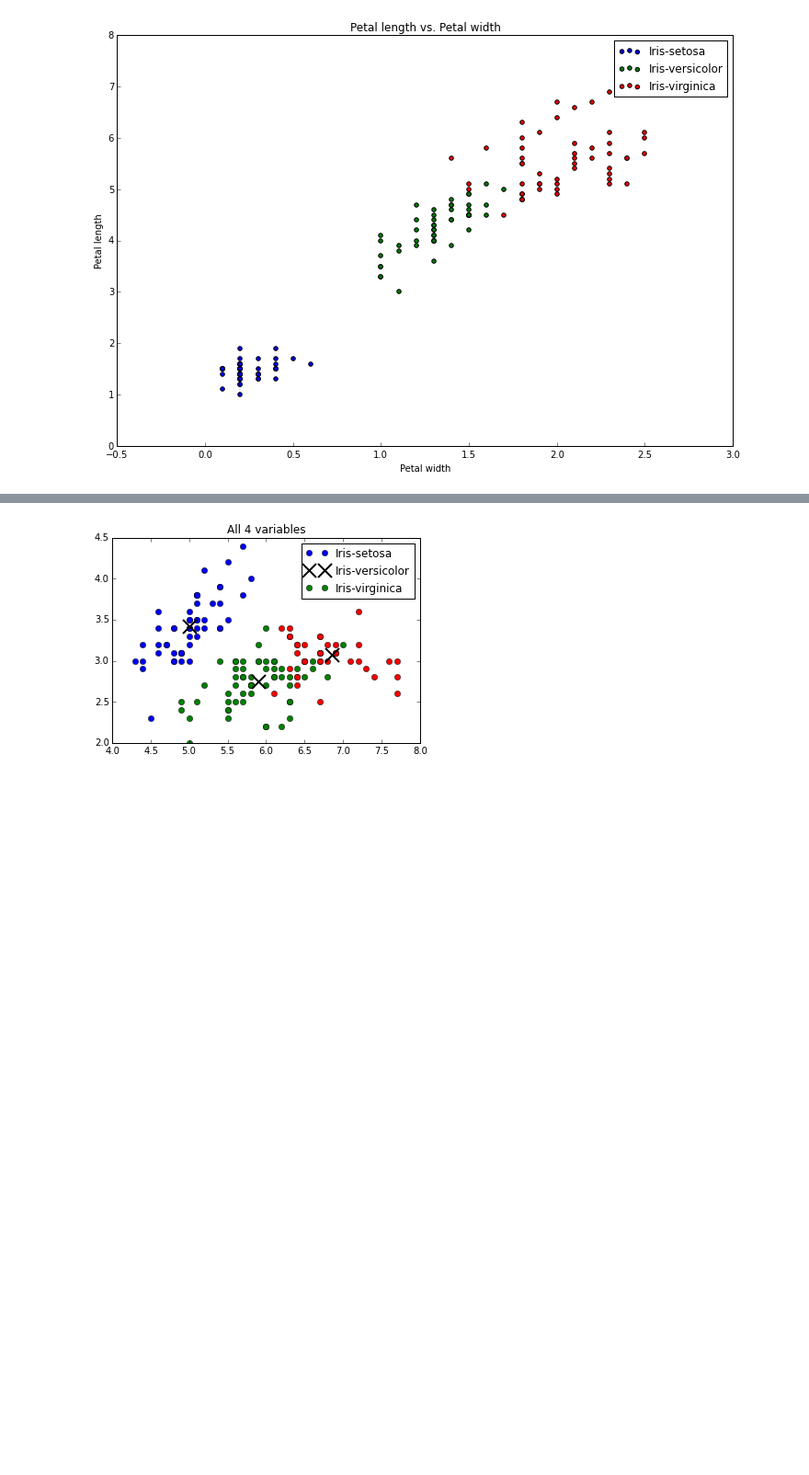
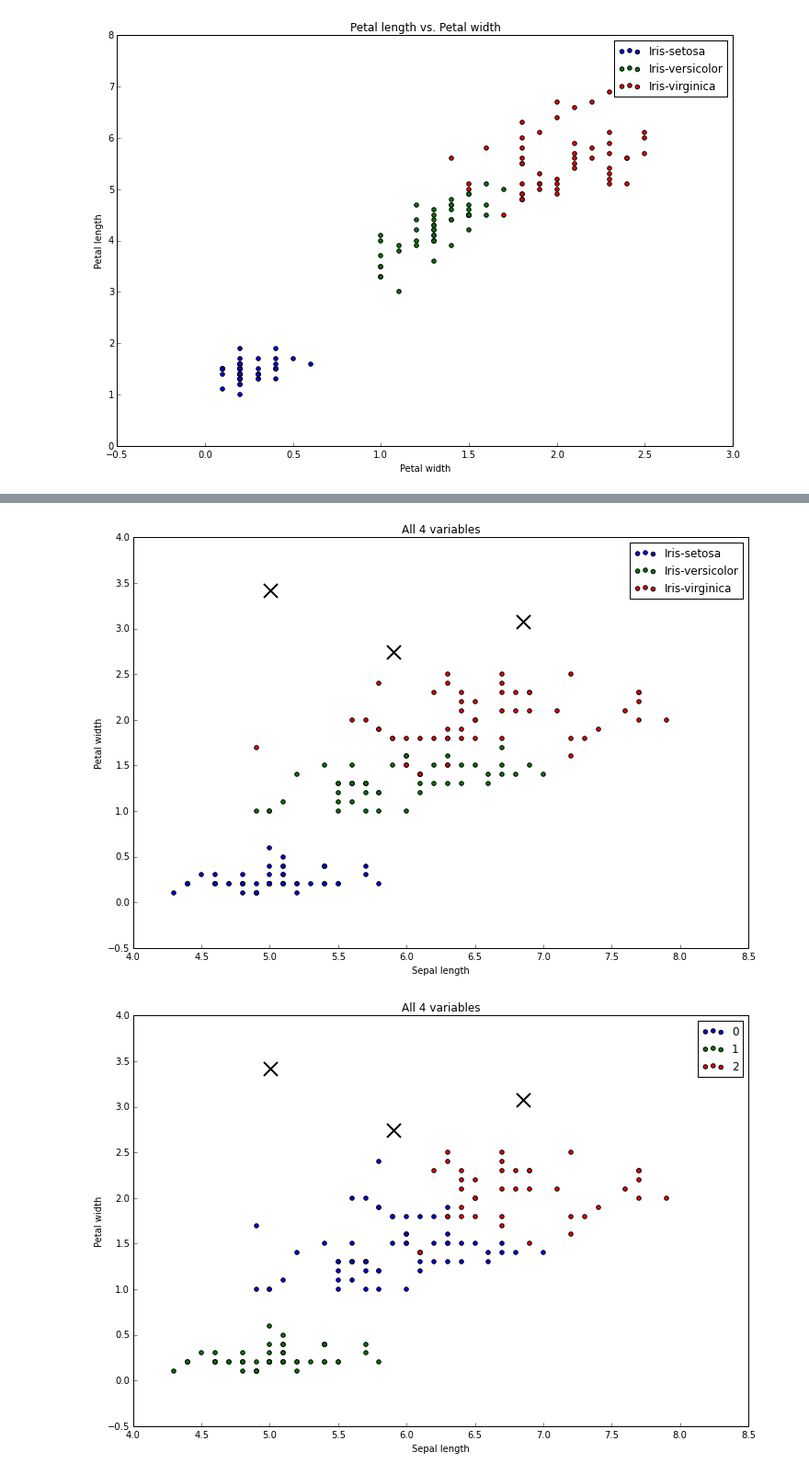
Before and after one commit to bmgriff2/Test, a Jupyter notebook: Iris.ipynb, the cells around one changed output, grey strips where cells are left out. Shown at 92% size. Cells and saved outputs as stored; diff of their text form; code cells hidden in the pictures; blank space fills up the shorter version.

```diff
--- a/Iris.ipynb
+++ b/Iris.ipynb
@@ -65,13 +65,12 @@ flowers
 | 149 | 5.9 | 3.0 | 5.1 | 1.8 | Iris-virginica |
 150 rows × 5 columns
 # %%
-def scatter_plotter_3group(data_set,attribute1,attribute2, group1,group2,group3):
-    data=data_set.groupby('Species')
+def scatter_plotter_3group(data_set,attribute1,attribute2, groupcolumn, group1,group2,group3):
+    data=data_set.groupby(groupcolumn)
     graph=data.get_group(group1).plot(kind='scatter', x=attribute1, y=attribute2,c='Blue', label=group1, figsize=(12,8));
     data.get_group(group2).plot(kind='scatter', x=attribute1, y=attribute2,c='Green',label=group2,ax=graph);
     data.get_group(group3).plot(kind='scatter', x=attribute1, y=attribute2,c='Red', label=group3,ax=graph);
     graph.yaxis.tick_left()
     graph.xaxis.tick_bottom()
     plt.title(attribute2 + ' vs. ' + attribute1)
-    plt.show()
 # %%
@@ -109,6 +100,5 @@ def getLabels(data,centroid,attribute1, attribute2):
 # %%
-#not working,getLabels function breaks code
-def k_means_plotter_by_cluster(data_set,attribute1,attribute2,number_clusters, rangebool):
+def k_means_plotter_by_group(data_set,attribute1,attribute2,number_clusters, rangebool):
         kmeans = cluster.KMeans(n_clusters=number_clusters)
         if rangebool:
             numericdata= data_set.loc[:, attribute1 : attribute2]
@@ -116,30 +106,25 @@ def k_means_plotter_by_cluster(data_set,attribute1,attribute2,number_clusters, r
             numericdata= data_set.loc[:,[attribute1, attribute2]]
         kmeans.fit(numericdata)
         labels = kmeans.labels_
+        datagroup=data_set.groupby('Species')
+        #data_set['Species'] = pd.Series(labels, index=data_set.index)
         centroids = kmeans.cluster_centers_
         data_set_array = numericdata.values
+        graph=scatter_plotter_3group(data_set, attribute1, attribute2,'Species', 'Iris-setosa','Iris-versicolor','Iris-virginica')
+
         for i in range(number_clusters):
-            #dont know exactly what is going on here, from what I understand:
-            #selects data that only belong to i
-            group = data_set_array[np.where(labels==i)]
-            #plots data
-            line=plt.plot(group[:,0],group[:,1],'o')
-            #plots centorids
             lines = plt.plot(centroids[i,0],centroids[i,1],'kx')
-            #suppose to change labels according to closest centroid
-            labels=getLabels(data_set, centroids,attribute1, attribute2)
-            #adjusts size and width of centroid markers
             plt.setp(lines,ms=15.0)
             plt.setp(lines,mew=2.0)
 
-        #change title
         if rangebool:
             plt.title('All 4 variables')
         else:
-            plt.title(attribute2 + ' vs. ' + attribute1)
+            plt.title(attribute2 + ' vs. ' + attribute1 + ' (Flower Species)')
+
         plt.show()
 # %%
-def k_means_plotter_by_group(data_set,attribute1,attribute2,number_clusters, rangebool):
+def k_means_plotter_by_cluster(data_set,attribute1,attribute2,number_clusters, rangebool):
         kmeans = cluster.KMeans(n_clusters=number_clusters)
         if rangebool:
             numericdata= data_set.loc[:, attribute1 : attribute2]
@@ -147,18 +132,18 @@ def k_means_plotter_by_group(data_set,attribute1,attribute2,number_clusters, ran
             numericdata= data_set.loc[:,[attribute1, attribute2]]
         kmeans.fit(numericdata)
         labels = kmeans.labels_
+        data_set.loc[:,'cluster_labels'] = pd.Series(labels, index=data_set.index)
         centroids = kmeans.cluster_centers_
-        data_set_array = numericdata.values
+        graph=scatter_plotter_3group(data_set, attribute1, attribute2,'cluster_labels', 0,1,2)
         for i in range(number_clusters):
-            group = data_set_array[np.where(labels==i)]
-            line=plt.plot(group[:,0],group[:,1],'o')
             lines = plt.plot(centroids[i,0],centroids[i,1],'kx')
             plt.setp(lines,ms=15.0)
             plt.setp(lines,mew=2.0)
-        graph1=plt.legend(line, labels=['Iris-setosa','Iris-versicolor','Iris-virginica'])
+
+        #change title
         if rangebool:
             plt.title('All 4 variables')
         else:
-            plt.title(attribute2 + ' vs. ' + attribute1)
-
+            plt.title(attribute2 + ' vs. ' + attribute1 + ' (Cluster)')
+        #plt.legend(data_set['cluster_labels'], ["Cluster 1", "Cluster 2", "Cluster 3"])
         plt.show()
@@ -165,5 +186,6 @@ def k_means_plotter_by_group(data_set,attribute1,attribute2,number_clusters, ran
 # %%
 k_means_plotter_by_group(flowers, 'Sepal length', 'Petal width', 3, True)
-#k_means_plotter_by_cluster(flowers, 'Sepal length', 'Petal width', 3, True)
+k_means_plotter_by_cluster(flowers, 'Sepal length', 'Petal width', 3, True)
 # %% [output]
-[figure, old version]
+[figure, new version]
+[figure, added]
```
Also changed, not shown: parts of 19 cells of this notebook, 1 other file.
